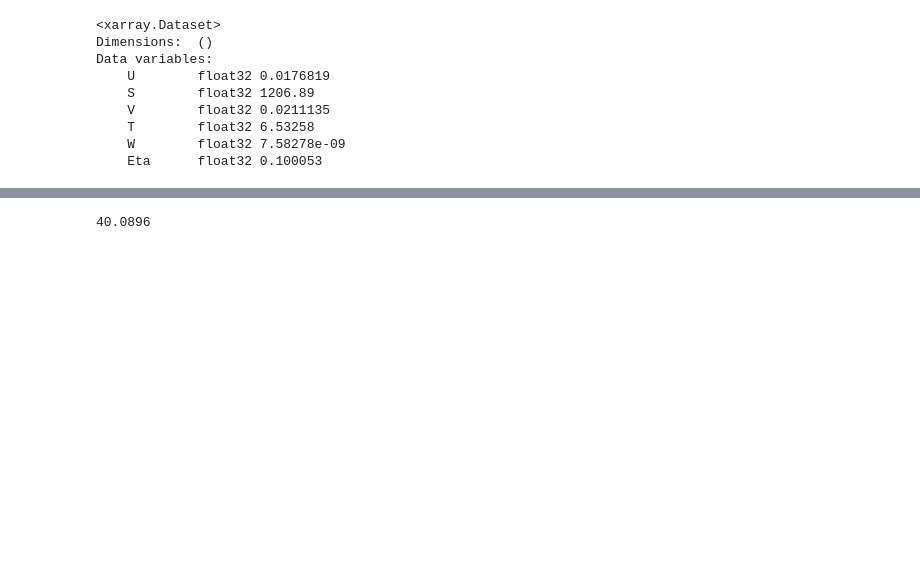
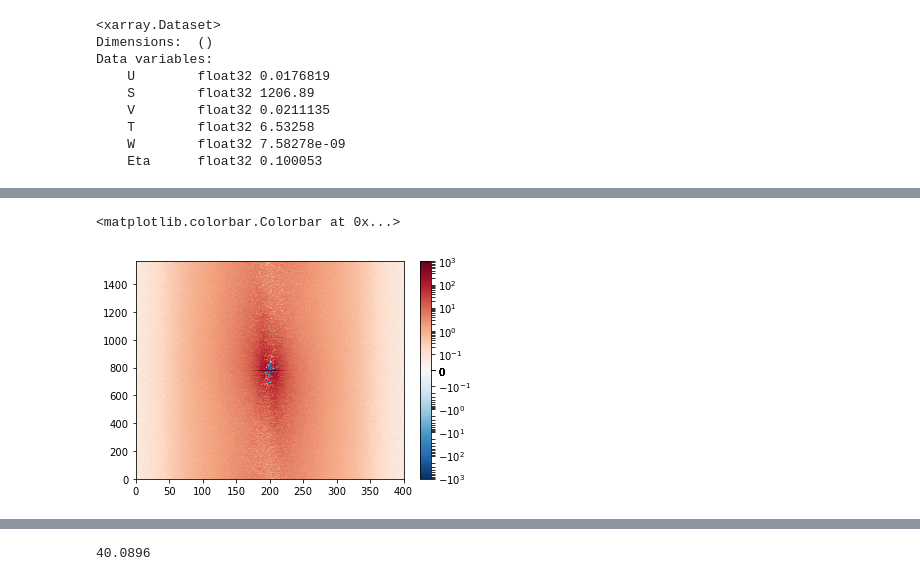
Before and after one commit to rabernat/dask_distributed_demo, a Jupyter notebook: notebooks/channel_spectrum_habanero.ipynb, the cells around one changed output, grey strips where cells are left out. Saved outputs shown, nothing was run; the diff lists cells and outputs as text; code cells hidden in the pictures; blank space fills up the shorter version.

```diff
--- a/notebooks/channel_spectrum_habanero.ipynb
+++ b/notebooks/channel_spectrum_habanero.ipynb
@@ -153,0 +155,7 @@ IndexError: tuple index out of range
+# %%
+# 2D cross spectrum
+import dask.array
+
+w_fft = dask.array.fft.fftn(dspr.W.data, axes=(0,3))
+w_2d_ps = (w_fft * w_fft.conj()).real.mean(axis=2)
+w_2d_psc = w_2d_ps.compute()
@@ -153,0 +166,3 @@ IndexError: tuple index out of range
+# %%
+t_fft = dask.array.fft.fftn(dspr['T'].data, axes=(0,3))
+wt_2d_cross_spec = (t_fft * w_fft.conj()).real.mean(axis=2).compute()
@@ -153,0 +173,7 @@ IndexError: tuple index out of range
+# %%
+plt.pcolormesh(np.fft.fftshift(wt_2d_cross_spec[:,5], axes=(0,1)), cmap='RdBu_r',
+               norm=SymLogNorm(0.1, vmin=-1e3, vmax=1e3))
+plt.colorbar()
+# %% [output]
+<matplotlib.colorbar.Colorbar at 0x...>
+[figure, added]
```
Also changed, not shown: parts of 19 cells of this notebook, 3 other files.
